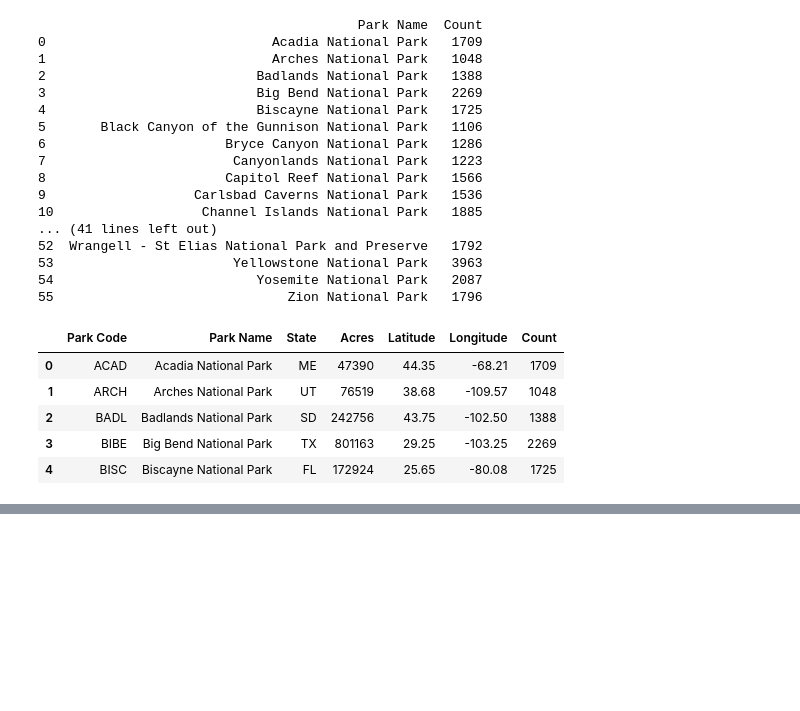
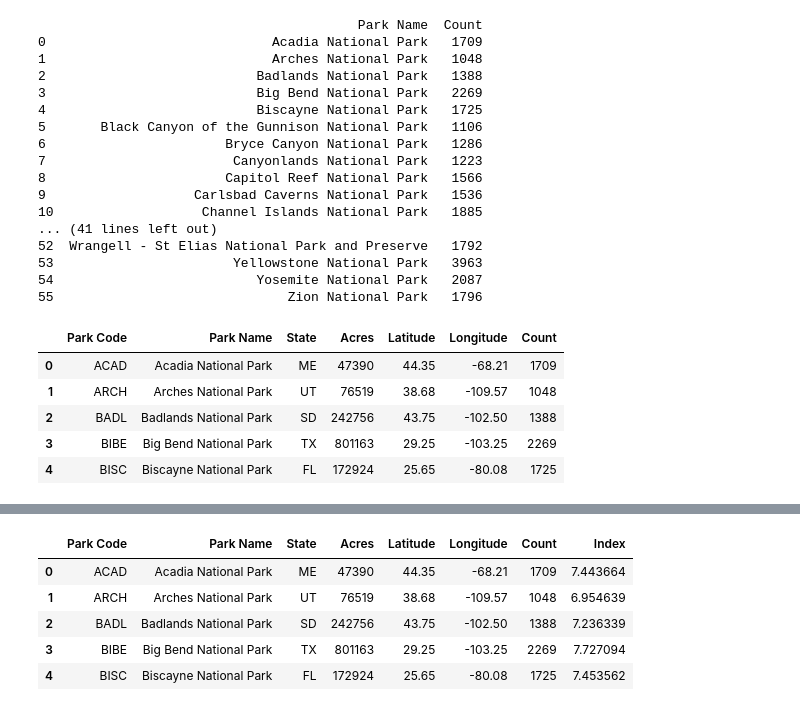
Before and after one commit to Chris-Quan/Biodiversity-in-National-Parks, a Jupyter notebook: main.ipynb, the cells around one changed output, grey strips where cells are left out. Cells and saved outputs as stored; diff of their text form; code cells hidden in the pictures; blank space fills up the shorter version.

Commit message:
added Shannon-Wiener Index

```diff
--- a/main.ipynb
+++ b/main.ipynb
@@ -251,3 +253,19 @@ parks_df.head()
 | 2 | BADL | Badlands National Park | SD | 242756 | 43.75 | -102.50 | 1388 |
 | 3 | BIBE | Big Bend National Park | TX | 801163 | 29.25 | -103.25 | 2269 |
 | 4 | BISC | Biscayne National Park | FL | 172924 | 25.65 | -80.08 | 1725 |
+# %%
+def shannon_wiener_index(park_data):
+    # Calculate the total number of species in the park
+    total_species = park_data['Species ID'].nunique()
+
+    # Calculate the proportion of each species
+    proportions = park_data['Species ID'].value_counts(normalize=True)
+
+    # Calculate the Shannon-Wiener Index
+    index = -sum(proportions * [log(x) for x in proportions])
+
+    return index
+# %%
+indices = species_df.groupby('Park Name').apply(shannon_wiener_index).reset_index()
+
+indices.columns = ["Park Name", "Index"]
@@ -253,0 +292,11 @@ parks_df.head()
+# %%
+parks_df = parks_df.merge(indices, on='Park Name', how = 'left')
+# %%
+parks_df.head()
+# %% [output]
+|  | Park Code | Park Name | State | Acres | Latitude | Longitude | Count | Index |
+| 0 | ACAD | Acadia National Park | ME | 47390 | 44.35 | -68.21 | 1709 | 7.443664 |
+| 1 | ARCH | Arches National Park | UT | 76519 | 38.68 | -109.57 | 1048 | 6.954639 |
+| 2 | BADL | Badlands National Park | SD | 242756 | 43.75 | -102.50 | 1388 | 7.236339 |
+| 3 | BIBE | Big Bend National Park | TX | 801163 | 29.25 | -103.25 | 2269 | 7.727094 |
+| 4 | BISC | Biscayne National Park | FL | 172924 | 25.65 | -80.08 | 1725 | 7.453562 |
```
Also changed, not shown: parts of 2 cells of this notebook.
